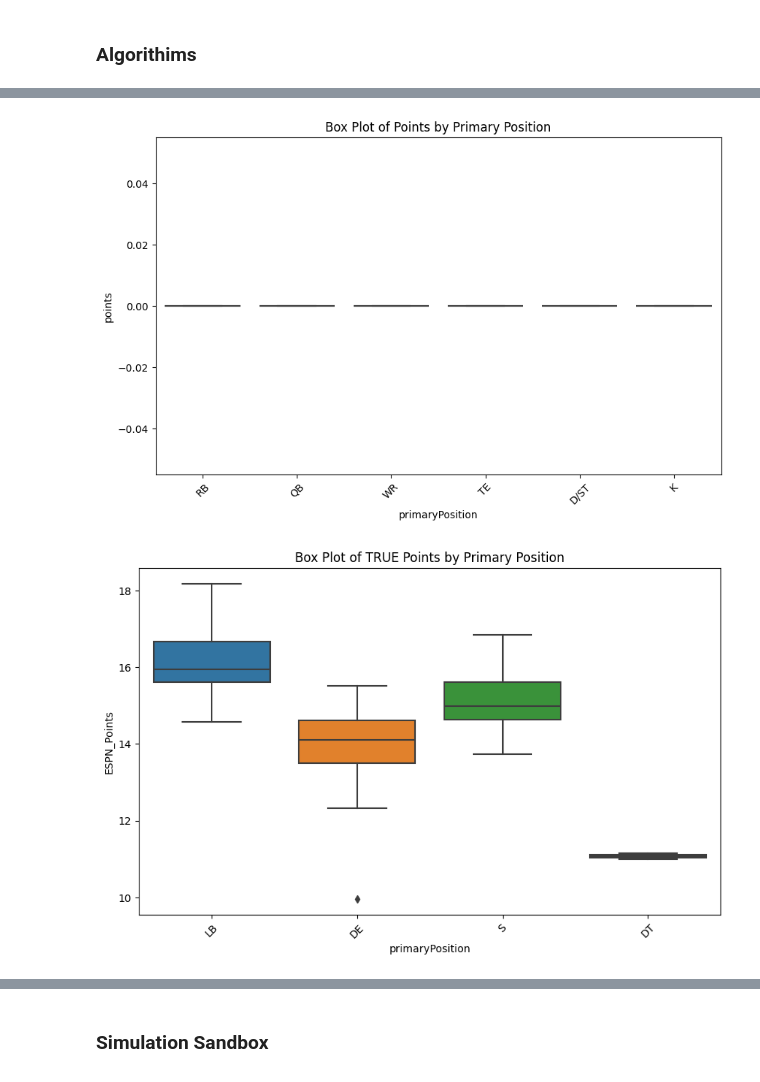
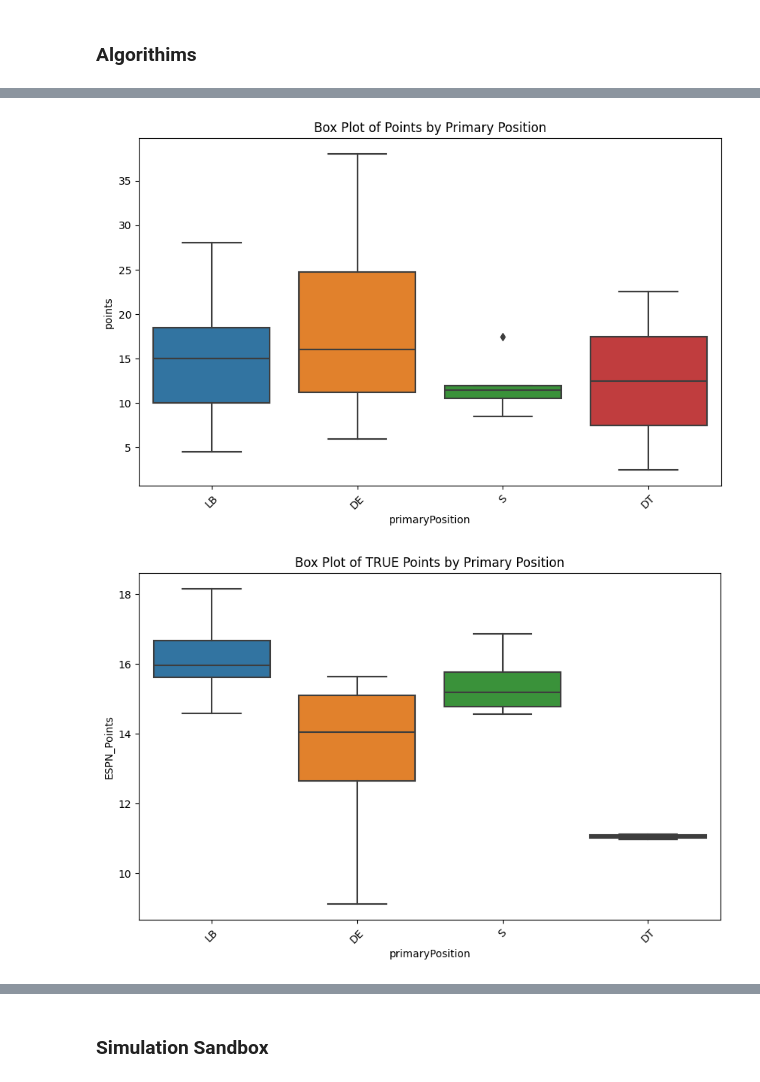
Before and after one commit to twinfield10/ESPN_FFL, a Jupyter notebook: FF Analysis Notebook.ipynb, the cells around one changed output, grey strips where cells are left out. Saved outputs shown, nothing was run; the diff lists cells and outputs as text; code cells hidden in the pictures.

Commit message:
Week 2 Initialization

```diff
--- a/FF Analysis Notebook.ipynb
+++ b/FF Analysis Notebook.ipynb
@@ -77,7 +93,11 @@ lg_vars = {
 # %% [markdown]
 ## 1) Set League ##
 # %%
-select_league = "GOP_Degenerates" # Winfield_Football, Knights_FFL, GOP_Degenerates, Weenieless_Wanderers
+select_league = "Winfield_Football"
+# Tommy Leagues: Winfield_Football, Knights_FFL, GOP_Degenerates, Weenieless_Wanderers
+# Will Leagues: 12 Dudes one Cup
+# Cooleen Leagues: Big Red Fantasy Football
+# Baizer Leagues: John_PC_League, John_ATL_League
 
 league = fetch_league(
         league_id=lg_vars[select_league]['ID'],
@@ -167,29 +189,12 @@ def clean_pinny(pinny_path="Data/Projections/Pinnacle/Props/Pinnacle_Props_Week_
     name_changes={
         # Pinny -> ESPN #
         "Tre Harris": "Tre' Harris",
-    #    "Bhayshul Tuten"
         "Marvin Mims": "Marvin Mims Jr.",
-    #    "Nick Westbrook-Ikhine"
         "Travis Etienne": "Travis Etienne Jr.",
-    #    "Jauan Jennings"
-    #    "Darren Waller"
-    #    "Romeo Doubs"
-    #    "Dylan Sampson"
-    #    "Jayden Higgins"
-    #    "Woody Marks"
-    #    "Jayden Reed"
         "Aaron Jones": "Aaron Jones Sr.",
         "Kyle Pitts": "Kyle Pitts Sr.",
-    #    "Cam Skattebo"
-    #    "Khalil Shakir"
-    #    "Keon Coleman"
         "Calvin Austin": "Calvin Austin III",
-    #    "Ricky Pearsall"
         "Ollie Gordon":"Ollie Gordon II"
-    #    "Ja'Tavion Sanders"
-    #    "Josh Downs"
-    #    "Tyler Warren"
-    #    "Joshua Palmer"
     }
 
     # Load
@@ -478,7 +483,7 @@ def clean_lineups(df=lineups):
 
     # 2) Combine Pinnacle Data With ESPN and Impute
     ## a) Clean Pinnacle Data
-    pinny_proj = clean_pinny()
+    pinny_proj = pd.read_parquet("Data/Projections/Pinnacle/Season/Pinnacle_Props_Week_All.parquet")
     pinny_proj = change_col_prefix(df=pinny_proj, old_pfix="proj", new_pfix="PINNY")
 
     ## b) Impute Missing Data From ESPN
@@ -515,7 +520,7 @@ def clean_lineups(df=lineups):
 
     ## 5) Create Aggregate Columns For Each Projection Type (Manual Weights)
     weights_dict = {
-        'passingYards': {'ESPN': 0.3,'FP': 0.4,'PINNY': 0.3,'BOL': 0},
+        'passingYards': {'ESPN': 0.2,'FP': 0.3,'PINNY': 0.25,'BOL': 0.25},
         'rushingYards': {'ESPN': 0.2,'FP': 0.3,'PINNY': 0.25,'BOL': 0.25},
         'receivingYards': {'ESPN': 0.2,'FP': 0.3,'PINNY': 0.25,'BOL': 0.25},
         'default': {'ESPN': 0.25,'FP': 0.25,'PINNY': 0.25,'BOL': 0.25}
@@ -541,7 +546,6 @@ def clean_lineups(df=lineups):
 
     return final
 
-
 LINEUPS = clean_lineups()
 # %% [output]
 All Rows in FantasyPros Table Match
@@ -903,20 +939,20 @@ grouped_means
 # %%
 # Box plot for 'points'
 plt.figure(figsize=(10, 6))
-sns.boxplot(x='primaryPosition', y='points', data=LINEUPS[(LINEUPS['player_active_status'] == 'active') & (~LINEUPS['primaryPosition'].isin(['DE', 'DT', 'CB', 'S', 'LB'])) & (LINEUPS['week'] <= 6)])
+sns.boxplot(x='primaryPosition', y='points', data=LINEUPS[(LINEUPS['player_active_status'] == 'active') & (LINEUPS['primaryPosition'].isin(['DE', 'DT', 'CB', 'S', 'LB'])) & (LINEUPS['points'] > 1)  & (LINEUPS['week'] < 2)])
 plt.title('Box Plot of Points by Primary Position')
 plt.xticks(rotation=45)  # Rotate x-axis labels for better readability
 plt.show()
 
 # Box plot for 'TRUE_Points'
 plt.figure(figsize=(10, 6))
-sns.boxplot(x='primaryPosition', y='ESPN_Points', data=LINEUPS[(LINEUPS['player_active_status'] == 'active') & (LINEUPS['primaryPosition'].isin(['DE', 'DT', 'CB', 'S', 'LB'])) & (LINEUPS['week'] < 6)])
+sns.boxplot(x='primaryPosition', y='ESPN_Points', data=LINEUPS[(LINEUPS['player_active_status'] == 'active') & (LINEUPS['primaryPosition'].isin(['DE', 'DT', 'CB', 'S', 'LB'])) & (LINEUPS['points'] > 1) & (LINEUPS['week'] < 2)])
 plt.title('Box Plot of TRUE Points by Primary Position')
 plt.xticks(rotation=45)
 plt.show()
 # %% [output]
-[figure, old version]
+[figure, new version]
-[figure, old version]
+[figure, new version]
 # %%
 def plot_proj(df, week):
 
```
Also changed, not shown: parts of 11 cells of this notebook, 38 other files.
